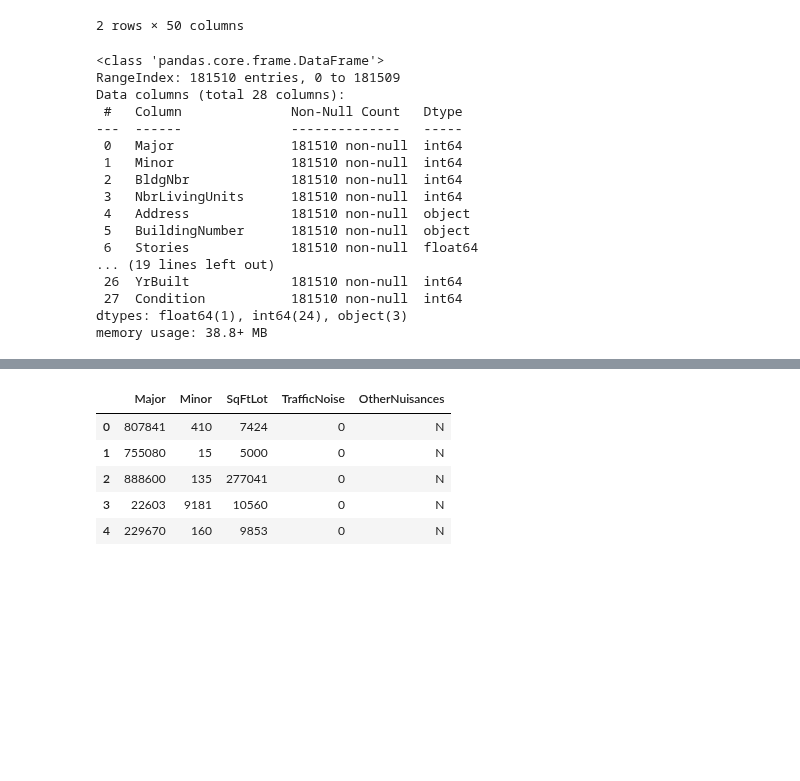
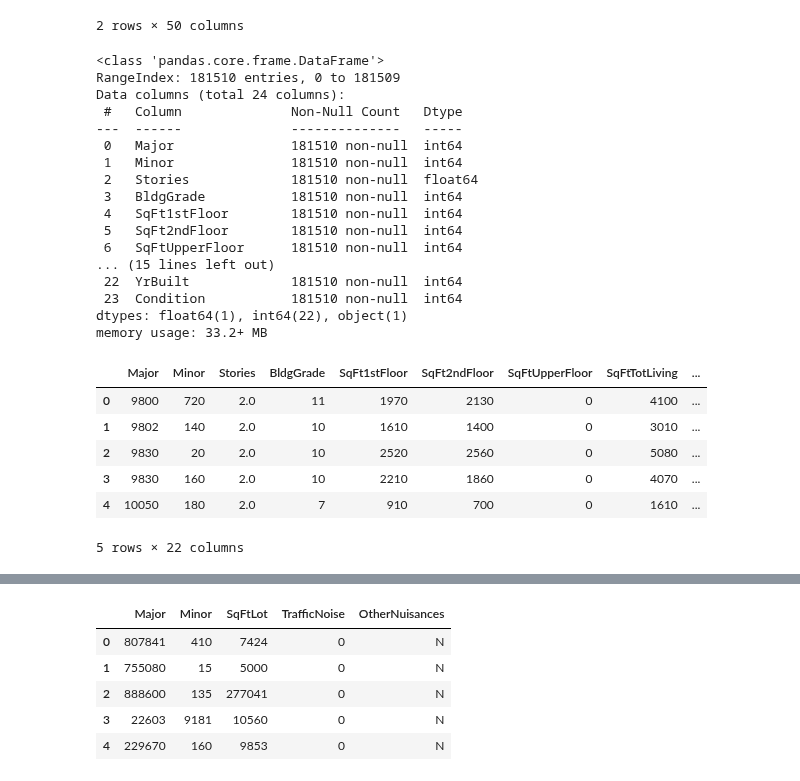
Before and after one commit to samtuleen/King-County-Home-Price-Predictors, a Jupyter notebook: notebooks/exploratory/Data Clean Up.ipynb, the cells around one changed output, grey strips where cells are left out. Saved outputs shown, nothing was run; the diff lists cells and outputs as text; code cells hidden in the pictures; blank space fills up the shorter version.

```diff
--- a/notebooks/exploratory/Data Clean Up.ipynb
+++ b/notebooks/exploratory/Data Clean Up.ipynb
@@ -46,26 +124,42 @@ housing_data.head(2)
 # %%
 to_drop2 = ['DirectionPrefix', 'DirectionSuffix', 'ZipCode', 'Fraction', 'FpFreestanding', 'FpAdditional',
                   'YrRenovated', 'PcntComplete', 'PcntNetCondition', 'AddnlCost','FpMultiStory', 'Obsolescence',
-                  'ViewUtilization', 'BrickStone', 'FpSingleStory','BrickStone', 'FpSingleStory', 'FinBasementGrade',
-                   'StreetName', 'StreetType', 'BldgGradeVar', 'SqFtHalfFloor', 'SqFtUnfinFull', 'SqFtUnfinHalf']
+                  'ViewUtilization', 'FpSingleStory','BrickStone', 'FpSingleStory', 'FinBasementGrade',
+                   'StreetName', 'StreetType', 'BldgGradeVar', 'SqFtHalfFloor', 'SqFtUnfinFull', 'SqFtUnfinHalf', 'BldgNbr',
+                   'NbrLivingUnits', 'Address', 'BuildingNumber']
 housing_data.drop(to_drop2, axis= 1, inplace=True)
 # %%
 housing_data.info()
 # %% [output]
 <class 'pandas.core.frame.DataFrame'>
 RangeIndex: 181510 entries, 0 to 181509
-Data columns (total 28 columns):
+Data columns (total 24 columns):
  #   Column              Non-Null Count   Dtype
 ---  ------              --------------   -----
  0   Major               181510 non-null  int64
  1   Minor               181510 non-null  int64
- 2   BldgNbr             181510 non-null  int64
- 3   NbrLivingUnits      181510 non-null  int64
- 4   Address             181510 non-null  object
- 5   BuildingNumber      181510 non-null  object
- 6   Stories             181510 non-null  float64
-... (19 lines left out)
- 26  YrBuilt             181510 non-null  int64
- 27  Condition           181510 non-null  int64
-dtypes: float64(1), int64(24), object(3)
-memory usage: 38.8+ MB
+ 2   Stories             181510 non-null  float64
+ 3   BldgGrade           181510 non-null  int64
+ 4   SqFt1stFloor        181510 non-null  int64
+ 5   SqFt2ndFloor        181510 non-null  int64
+ 6   SqFtUpperFloor      181510 non-null  int64
+... (15 lines left out)
+ 22  YrBuilt             181510 non-null  int64
+ 23  Condition           181510 non-null  int64
+dtypes: float64(1), int64(22), object(1)
+memory usage: 33.2+ MB
+# %%
+#For the sake of streamlining, I will merge the bath columns and combine number of bathrooms and create a column called
+#'Bathrooms' with the total amount of bathrooms (regardless of its size), per home.
+housing_data['Bathrooms'] = housing_data[['BathFullCount', 'BathHalfCount', 'Bath3qtrCount']].astype(float).sum(1)
+to_drop= ['BathFullCount', 'BathHalfCount', 'Bath3qtrCount']
+housing_data.drop(to_drop, axis=1, inplace=True)
+housing_data.head()
+# %% [output]
+|  | Major | Minor | Stories | BldgGrade | SqFt1stFloor | SqFt2ndFloor | SqFtUpperFloor | SqFtTotLiving | ... |
+| 0 | 9800 | 720 | 2.0 | 11 | 1970 | 2130 | 0 | 4100 | ... |
+| 1 | 9802 | 140 | 2.0 | 10 | 1610 | 1400 | 0 | 3010 | ... |
+| 2 | 9830 | 20 | 2.0 | 10 | 2520 | 2560 | 0 | 5080 | ... |
+| 3 | 9830 | 160 | 2.0 | 10 | 2210 | 1860 | 0 | 4070 | ... |
+| 4 | 10050 | 180 | 2.0 | 7 | 910 | 700 | 0 | 1610 | ... |
+5 rows × 22 columns
```
Also changed, not shown: parts of 19 cells of this notebook.
